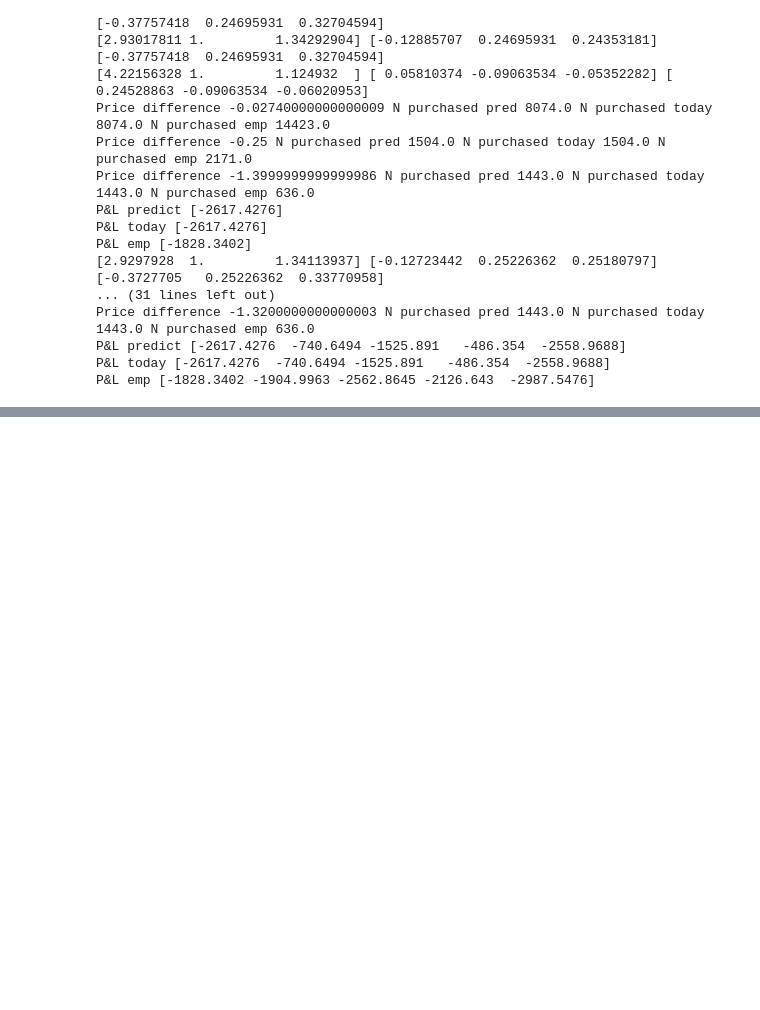
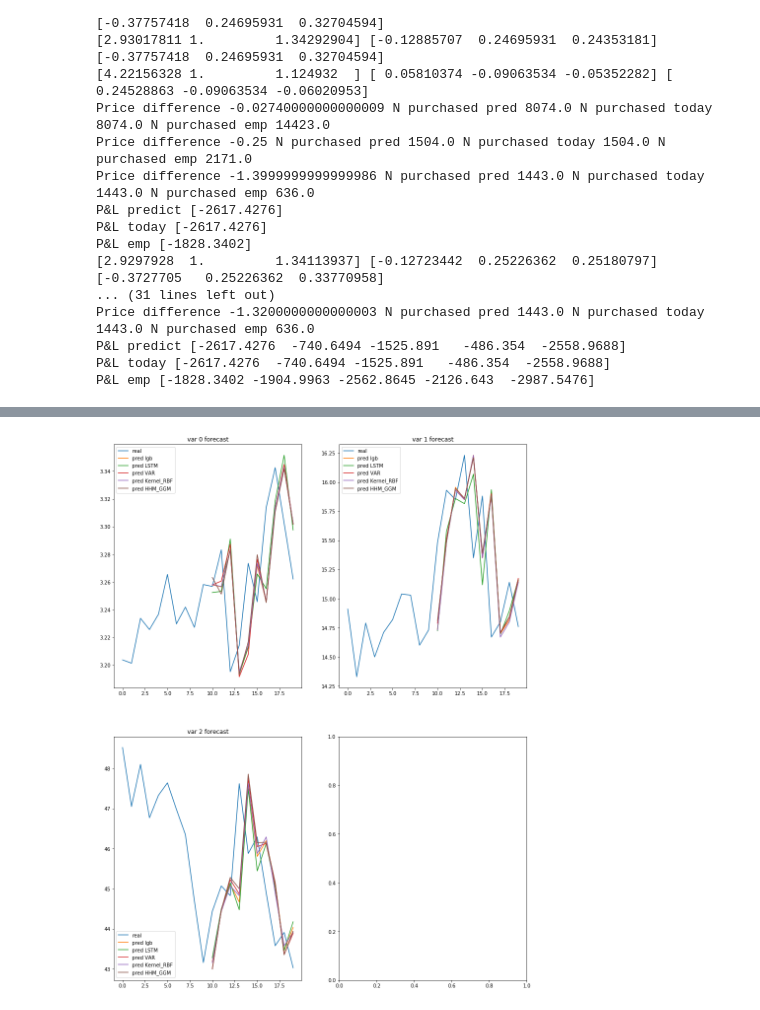
Before and after one commit to vanessadamario/HMM-CHB-MIT, a Jupyter notebook: notebooks/hmm/Petrobras_Strategy.ipynb, the cells around one changed output, grey strips where cells are left out. Saved outputs shown, nothing was run; the diff lists cells and outputs as text; code cells hidden in the pictures; blank space fills up the shorter version.

```diff
--- a/notebooks/hmm/Petrobras_Strategy.ipynb
+++ b/notebooks/hmm/Petrobras_Strategy.ipynb
@@ -224,0 +286,6 @@ P&L emp [-1828.3402 -1904.9963 -2562.8645 -2126.643  -2987.5476]
+# %%
+print(np.mean(abs(Val_Pred-Data[-N_pred:,:])))
+print(Data[-N_pred:,:])
+print(Val_Pred)
+res_regre.append(Val_Pred)
+methods.append('HHM_GGM')
@@ -224,0 +310,42 @@ P&L emp [-1828.3402 -1904.9963 -2562.8645 -2126.643  -2987.5476]
+# %%
+figsizex=15
+figsizey=20
+N_per_rows=2
+N_mem = 10
+N_test = N_pred
+Dates = None
+columns = None
+N_TS = np.size(Data, axis=1)
+
+
+N_rows = int(np.ceil(N_TS / N_per_rows))
+f, axes = plt.subplots(N_rows, N_per_rows, figsize=(figsizex, figsizey))
+list_all = []
+for ts in range(N_TS):
+    i = int(ts / N_per_rows)
+    j = np.remainder(ts, N_per_rows)
+
+    for n,Value_pred in enumerate(res_regre):
+
+        absolute_error = abs(Data[-(N_test):,ts]-Value_pred[:,ts])
+        MAE = np.mean(absolute_error)
+        std = np.std(absolute_error)
+
+
+        if Dates is None:
+            x_mem = np.arange(N_mem + N_test)
+            x = np.arange(N_mem,N_mem + N_test)
+            if n==0:
+                axes[i, j].plot(x_mem, Data[-(N_mem+N_test):,ts],label='real')
+                #axes[i, j].plot(x, Data[-(N_test):,ts], 'o', label='real')
+            axes[i, j].plot(x, Value_pred[:,ts],  label='pred '+str(methods[n]))
+            if columns is None:
+                axes[i, j].set_title('var ' + str(ts) + ' forecast')
+                list_all.append([str(methods[n]),'var ' + str(ts),MAE,std])
+            else:
+                axes[i, j].set_title(str(columns[ts]) + ' forecast')
+                list_all.append([str(methods[n]),str(columns[ts]),MAE,std])
+
+        axes[i, j].legend()
+# %% [output]
+[figure, added]
```
Also changed, not shown: parts of 6 cells of this notebook, 2 other files.
